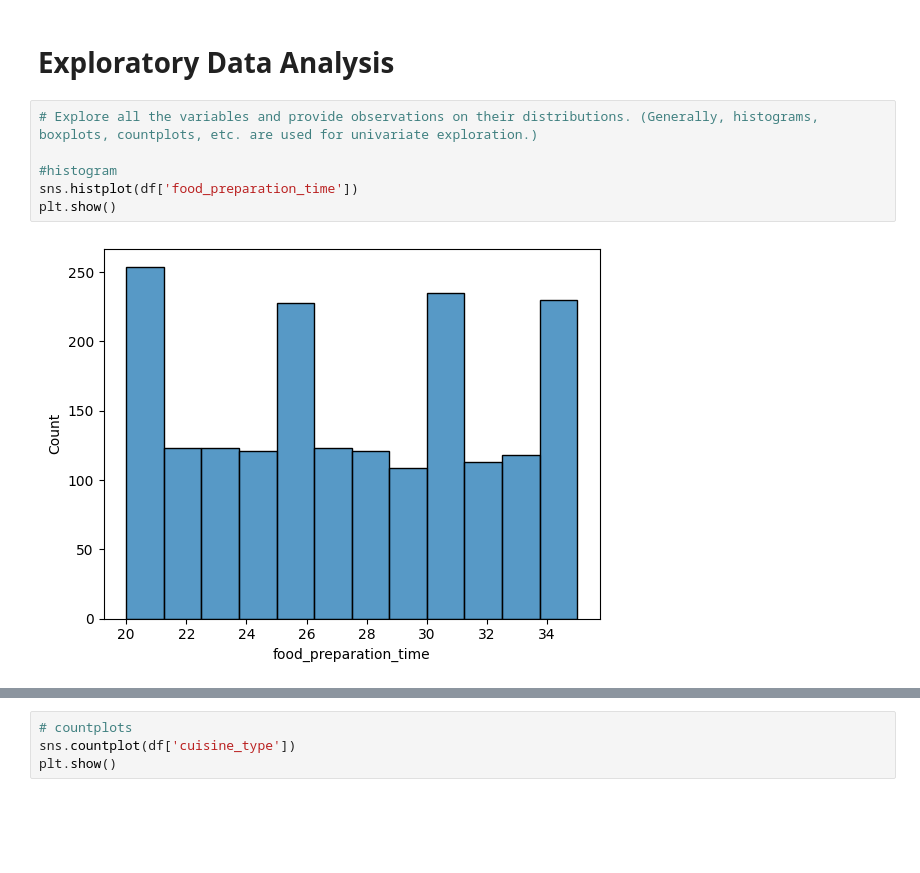
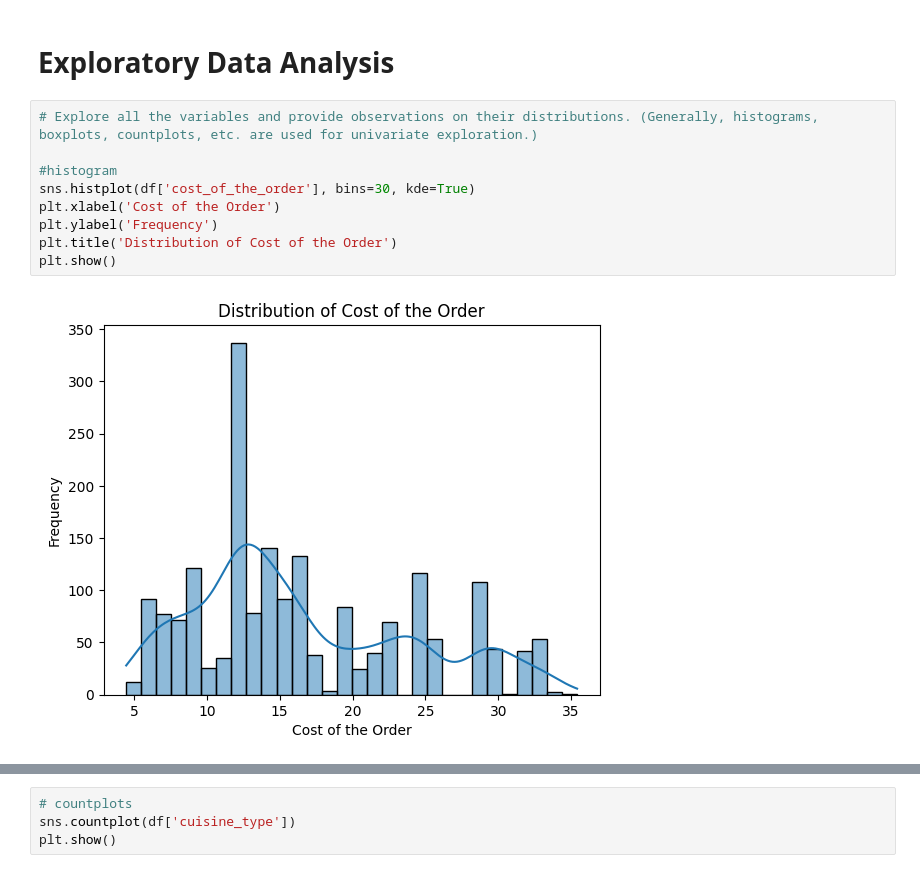
Before and after one commit to MichyBliss/Food-Hub, a Jupyter notebook: FoodHub_workbook.ipynb, the cells around one changed output, grey strips where cells are left out. Cells and saved outputs as stored; diff of their text form; blank space fills up the shorter version.

```diff
--- a/FoodHub_workbook.ipynb
+++ b/FoodHub_workbook.ipynb
@@ -91,8 +91,11 @@ Number of unrated orders: 0
 # %%
 # Explore all the variables and provide observations on their distributions. (Generally, histograms, boxplots, countplots, etc. are used for univariate exploration.)
 
 #histogram
-sns.histplot(df['food_preparation_time'])
+sns.histplot(df['cost_of_the_order'], bins=30, kde=True)
+plt.xlabel('Cost of the Order')
+plt.ylabel('Frequency')
+plt.title('Distribution of Cost of the Order')
 plt.show()
 # %% [output]
-[figure, old version]
+[figure, new version]
```
Also changed, not shown: parts of 18 cells of this notebook.
